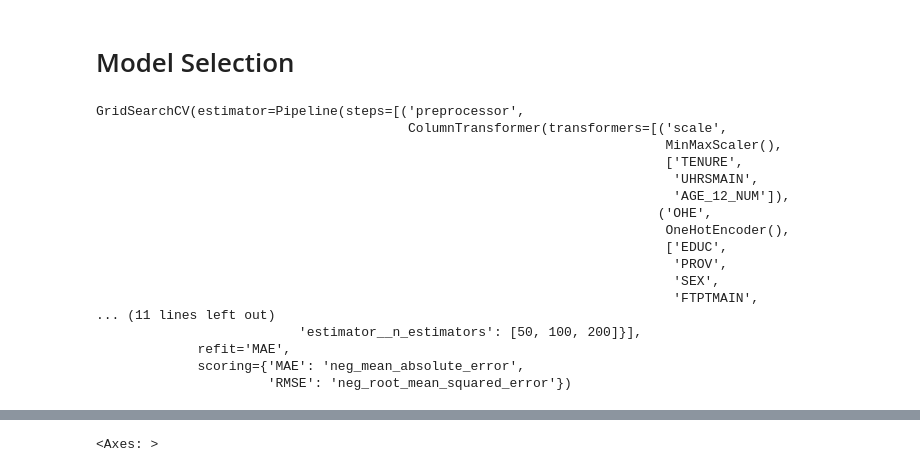
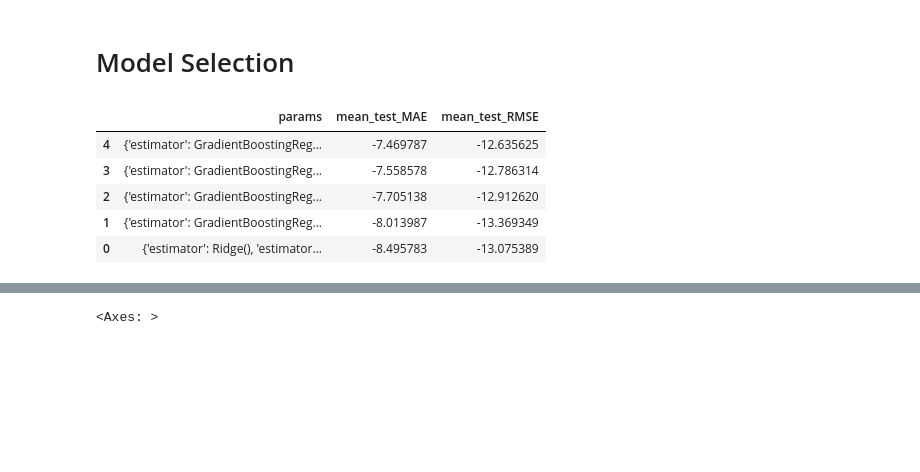
Before and after one commit to jc-simmons/LFS-Pipeline, a Jupyter notebook: LFS_analysis.ipynb, the cells around one changed output, grey strips where cells are left out. Saved outputs shown, nothing was run; the diff lists cells and outputs as text; code cells hidden in the pictures; blank space fills up the shorter version.

```diff
--- a/LFS_analysis.ipynb
+++ b/LFS_analysis.ipynb
@@ -276,45 +276,40 @@ y=df[['HRLYEARN']]
 # %%
 ct = ColumnTransformer(
     [('scale', MinMaxScaler(), numeric_features),
      ('OHE', OneHotEncoder(), cat_features)])
 
 pipe = Pipeline([('preprocessor', ct), ('estimator', LinearRegression())])
 
 
 grid_params = [
     {
     'estimator' : [Ridge()],
-    'estimator__alpha' : [0.1, 0.5]
+    'estimator__alpha' : [0.1]
     },
     {
     'estimator' : [GradientBoostingRegressor()],
-    'estimator__loss' : ['squared_error', 'absolute_error'],
-    'estimator__n_estimators' : [50,100,200],
-    'estimator__max_depth' : [5, 10]
+    'estimator__loss' : ['absolute_error'],
+    'estimator__n_estimators' : [100,200],
+    'estimator__max_depth' : [5,10]
     }
 ]
 
 scoring = {'MAE':'neg_mean_absolute_error','RMSE':'neg_root_mean_squared_error'}
 
 
 grid = GridSearchCV(pipe, grid_params, scoring = scoring, refit='MAE')
 
 grid.fit(X,y.values.ravel())
+
+
+results = pd.DataFrame(grid.cv_results_)
+
+pd.set_option('display.max_colwidth', 150)
+results.sort_values('rank_test_MAE')[['params','mean_test_MAE','mean_test_RMSE']]
 # %% [output]
-GridSearchCV(estimator=Pipeline(steps=[('preprocessor',
-                                        ColumnTransformer(transformers=[('scale',
-                                                                         MinMaxScaler(),
-                                                                         ['TENURE',
-                                                                          'UHRSMAIN',
-                                                                          'AGE_12_NUM']),
-                                                                        ('OHE',
-                                                                         OneHotEncoder(),
-                                                                         ['EDUC',
-                                                                          'PROV',
-                                                                          'SEX',
-                                                                          'FTPTMAIN',
-... (11 lines left out)
-                          'estimator__n_estimators': [50, 100, 200]}],
-             refit='MAE',
-             scoring={'MAE': 'neg_mean_absolute_error',
-                      'RMSE': 'neg_root_mean_squared_error'})
+|  | params | mean_test_MAE | mean_test_RMSE |
+| 4 | {'estimator': GradientBoostingReg... | -7.469787 | -12.635625 |
+| 3 | {'estimator': GradientBoostingReg... | -7.558578 | -12.786314 |
+| 2 | {'estimator': GradientBoostingReg... | -7.705138 | -12.912620 |
+| 1 | {'estimator': GradientBoostingReg... | -8.013987 | -13.369349 |
+| 0 | {'estimator': Ridge(), 'estimator... | -8.495783 | -13.075389 |
```
Also changed, not shown: parts of 8 cells of this notebook.
